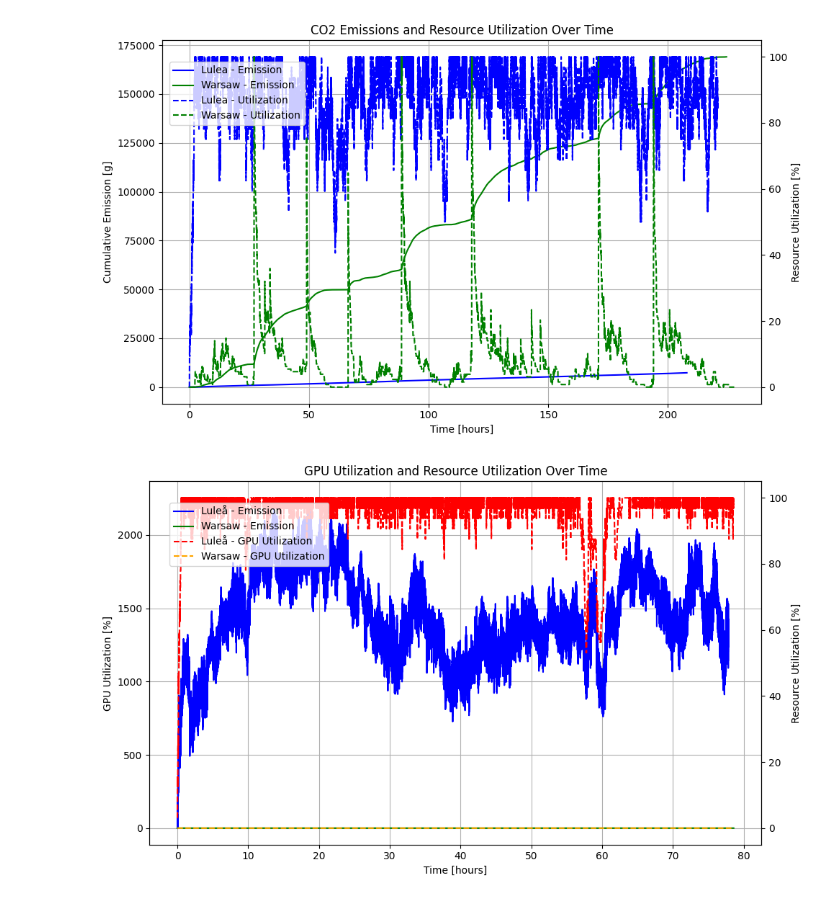
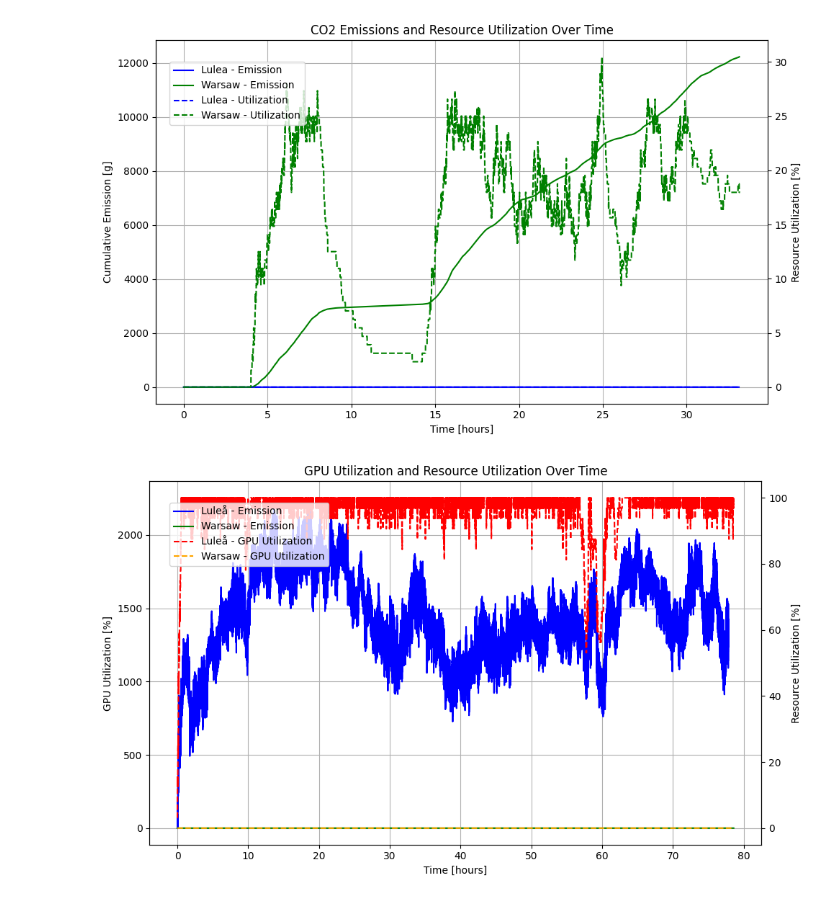
Before and after one commit to johankristianss/carbonsim, a Jupyter notebook: notebooks/EdgeClusterStatsP.ipynb, the cells around one changed output. Cells and saved outputs as stored; diff of their text form; code cells hidden in the pictures.

Commit message:
reservation working

```diff
--- a/notebooks/EdgeClusterStatsP.ipynb
+++ b/notebooks/EdgeClusterStatsP.ipynb
@@ -3,7 +3,8 @@ import pandas as pd
 import matplotlib.pyplot as plt
 
 #dir = "../results/30/genetic_timepool"
-dir = "../results/100/delay_v2"
+dir = "../results/100_small/reservation"
+#dir = "../results/100_small/greedy"
 edge_cluster1 = "Lulea"
 edge_cluster2 = "Warsaw"
 
@@ -25,34 +26,34 @@ df4['hours'] = df4['tick'] / 3600
 df4['cluster_resource_utilization'] = df4['cluster_resource_utilization'] * 100
 
 # Create the plot
 fig, ax1 = plt.subplots(figsize=(10, 6))
 
 # Plot cumulative emissions on the primary y-axis
 ax1.plot(df1['hours'], df1['cluster_cumulative_emission'], label=edge_cluster1 + ' - Emission', color='blue')
 ax1.plot(df3['hours'], df3['cluster_cumulative_emission'], label=edge_cluster2 + ' - Emission', color='green')
 ax1.set_xlabel('Time [hours]')
 ax1.set_ylabel('Cumulative Emission [g]', color='black')
 ax1.tick_params(axis='y', labelcolor='black')
 
 # Add the secondary y-axis for utilization
 ax2 = ax1.twinx()
 ax2.plot(df2['hours'], df2['cluster_resource_utilization'], label=edge_cluster1 + ' - Utilization', color='blue', linestyle='dashed')
 ax2.plot(df4['hours'], df4['cluster_resource_utilization'], label=edge_cluster2 + ' - Utilization', color='green', linestyle='dashed')
 ax2.set_ylabel('Resource Utilization [%]', color='black')
 ax2.tick_params(axis='y', labelcolor='black')
 
 # Add legends for both axes
 fig.legend(loc='upper left', bbox_to_anchor=(0.1, 0.9))
 ax1.grid(True)
 
 # Add a title
 plt.title('CO2 Emissions and Resource Utilization Over Time')
 
 # Show the plot
 plt.tight_layout()
 plt.show()
 # %% [output]
-[figure, old version]
+[figure, new version]
 # %%
 import pandas as pd
 import matplotlib.pyplot as plt
```
Also changed, not shown: 5 other files.
